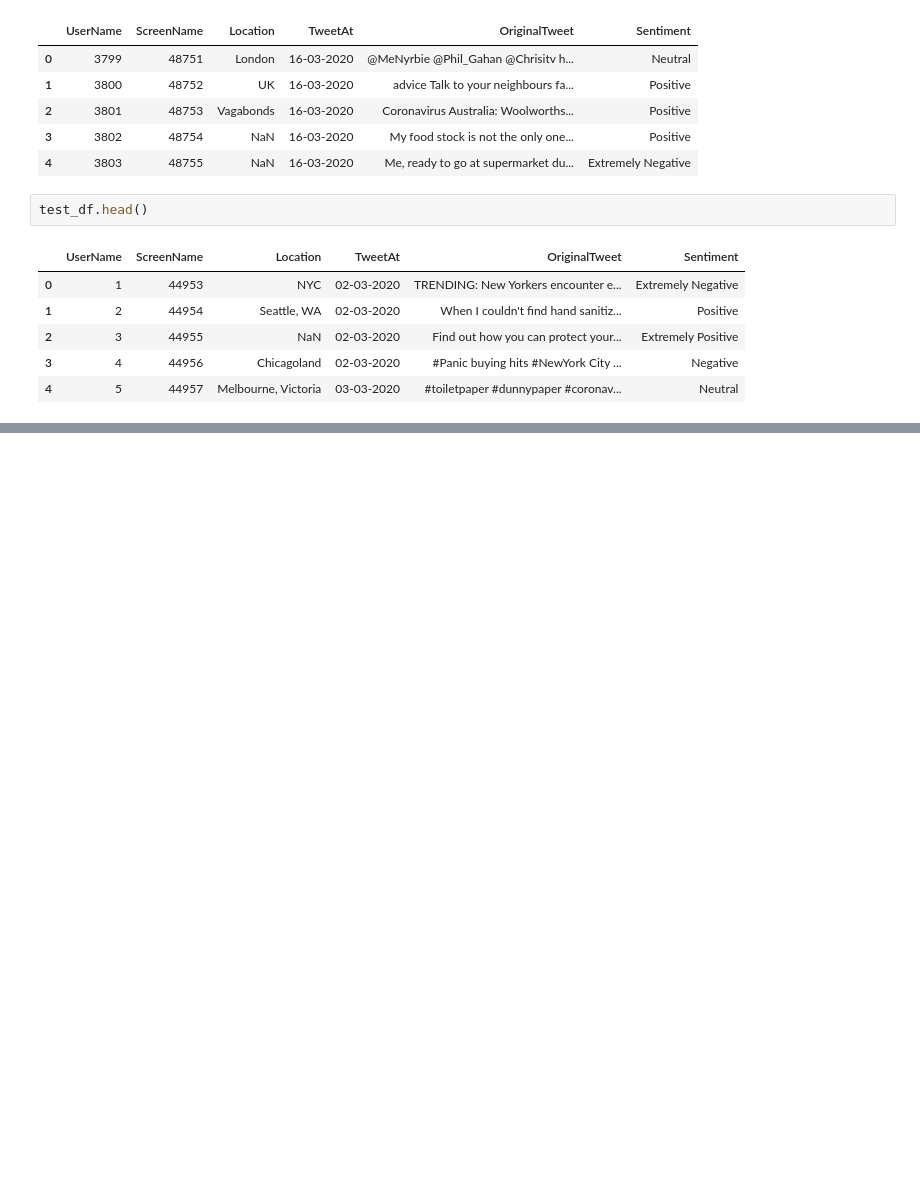
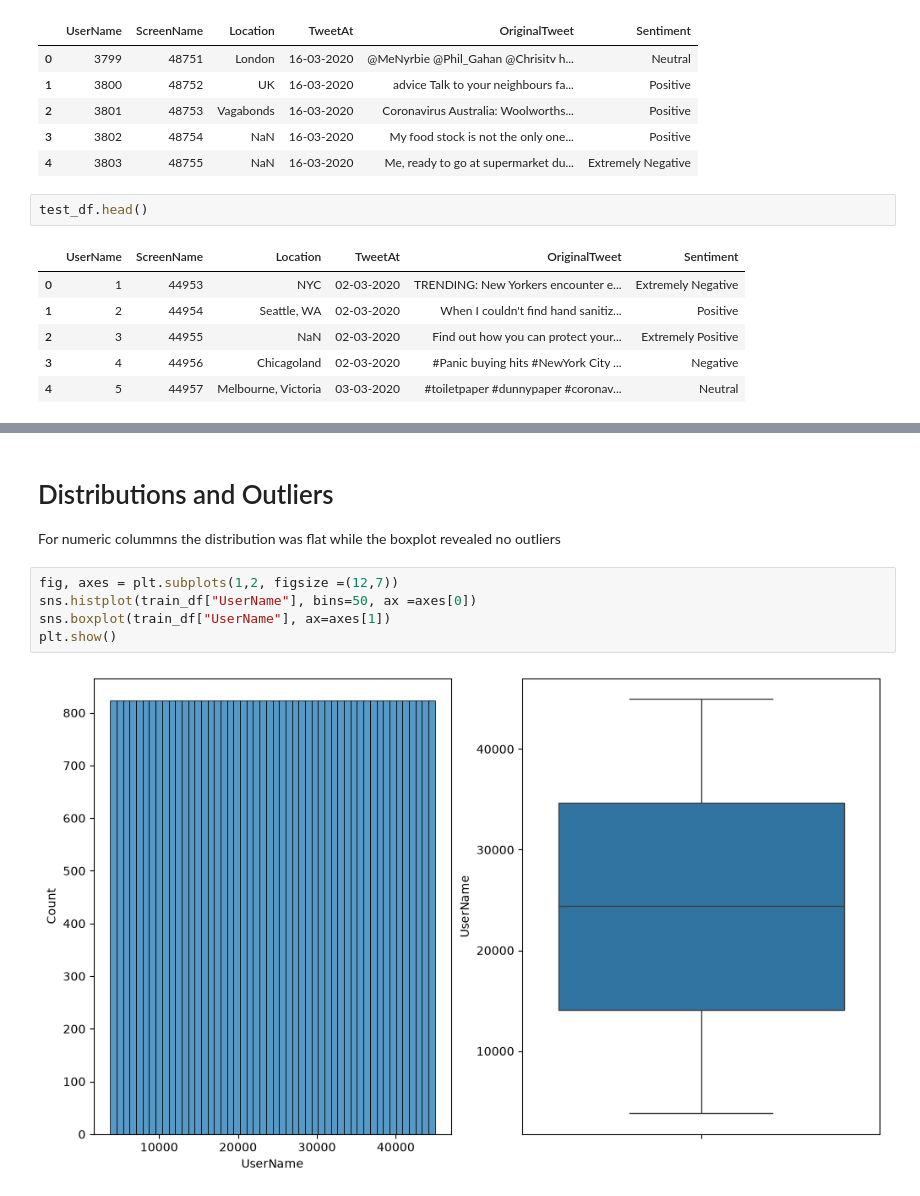
Before and after one commit to HusseinH214/Text-Classication, a Jupyter notebook: notebooks/EDA.ipynb, the cells around one changed output, grey strips where cells are left out. Drawn from its saved outputs; the diff is of its cells as text; blank space fills up the shorter version.

```diff
--- a/notebooks/EDA.ipynb
+++ b/notebooks/EDA.ipynb
@@ -33,0 +163,10 @@ test_df.head()
+# %% [markdown]
+# Distributions and Outliers
+For numeric colummns the distribution was flat while the boxplot revealed no outliers
+# %%
+fig, axes = plt.subplots(1,2, figsize =(12,7))
+sns.histplot(train_df["UserName"], bins=50, ax =axes[0])
+sns.boxplot(train_df["UserName"], ax=axes[1])
+plt.show()
+# %% [output]
+[figure, added]
```
Also changed, not shown: parts of 42 cells of this notebook, 1 other file.
